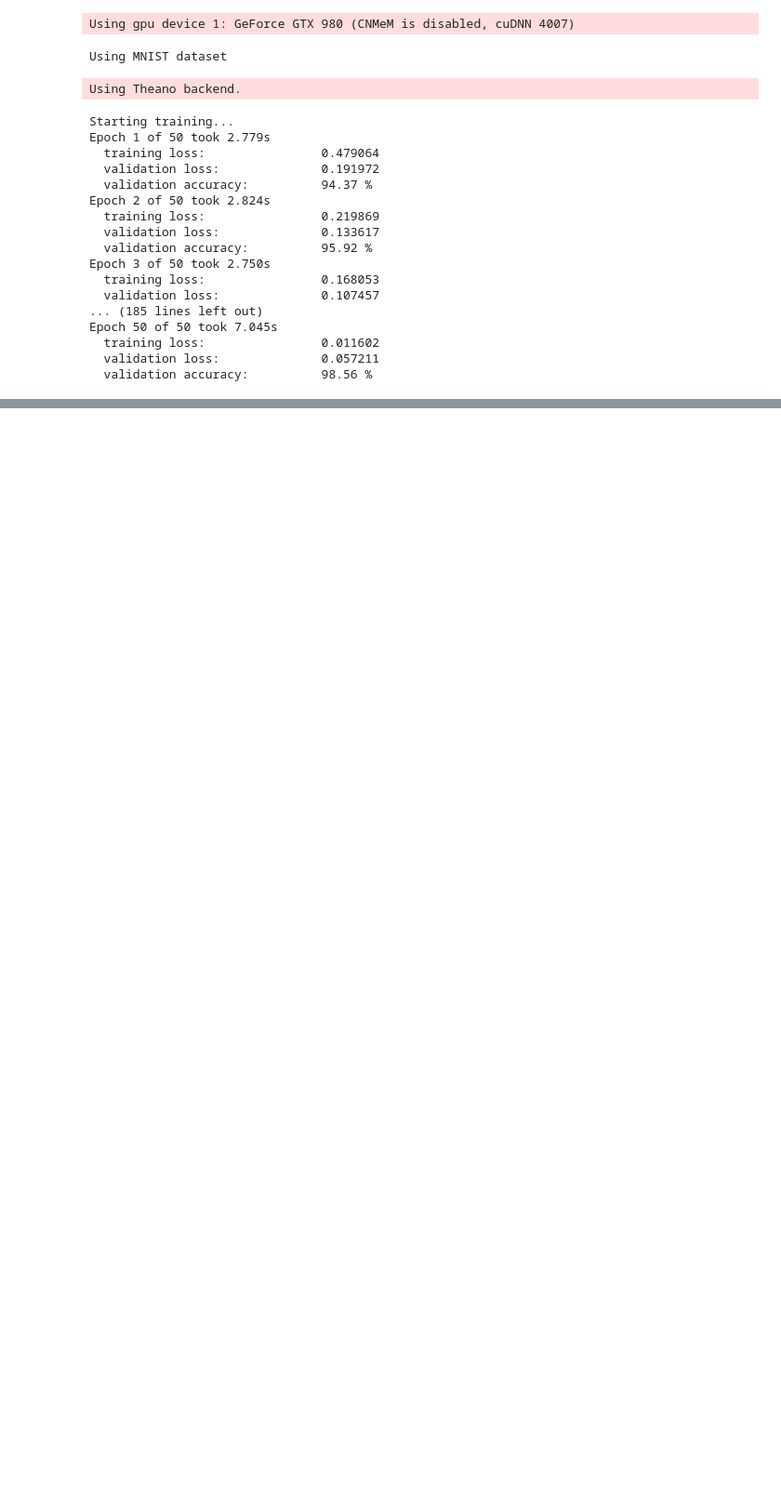
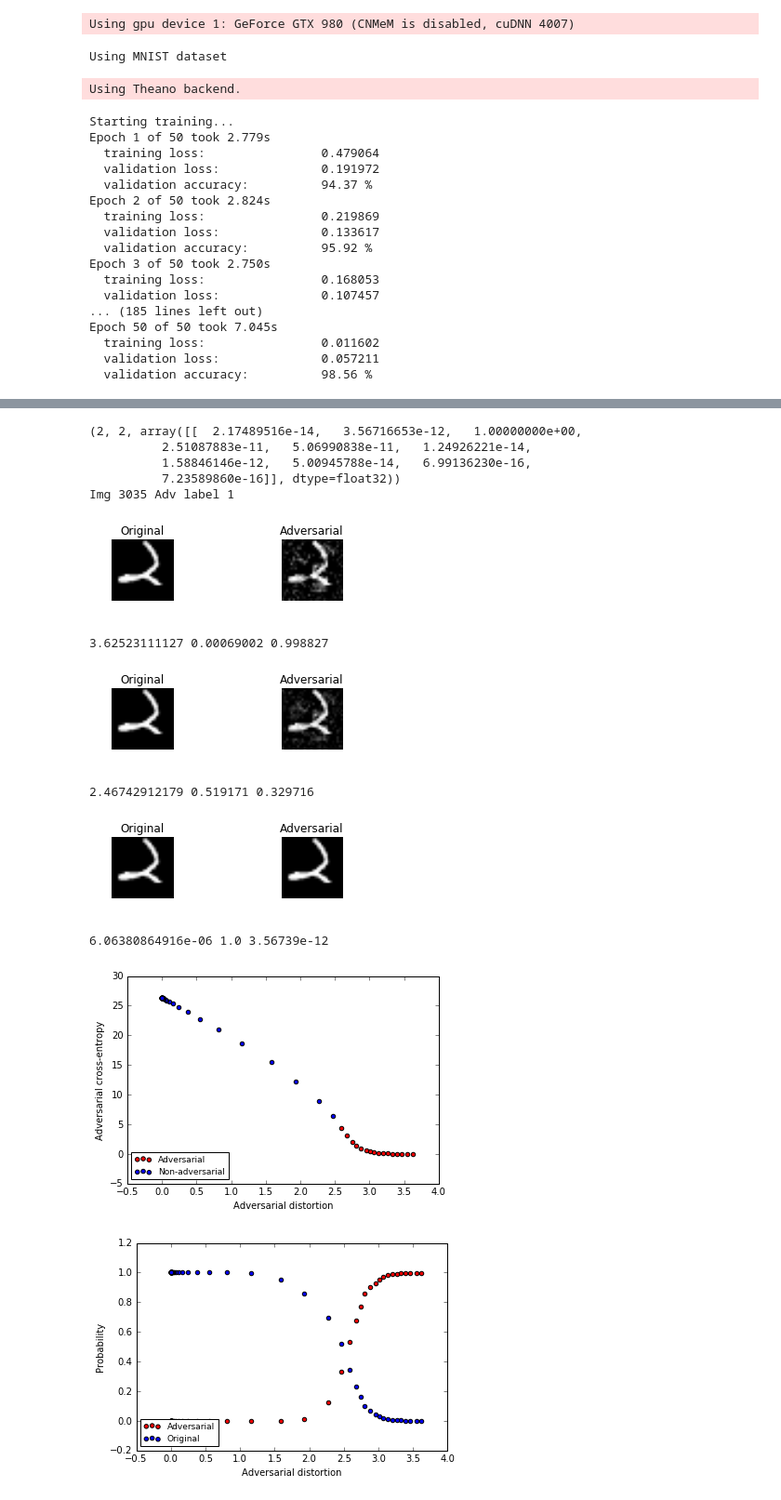
Before and after one commit to tabacof/adv_vae, a Jupyter notebook: mnist_clf.ipynb, the cells around one changed output, grey strips where cells are left out. Shown at 93% size. Cells and saved outputs as stored; diff of their text form; code cells hidden in the pictures; blank space fills up the shorter version.

```diff
--- a/mnist_clf.ipynb
+++ b/mnist_clf.ipynb
@@ -344,0 +356,16 @@ plt.show()
+# %%
+_, _, _, _ =orig_adv_dist(plot = True)
+# %% [output]
+(2, 2, array([[  2.17489516e-14,   3.56716653e-12,   1.00000000e+00,
+          2.51087883e-11,   5.06990838e-11,   1.24926221e-14,
+          1.58846146e-12,   5.00945788e-14,   6.99136230e-16,
+          7.23589860e-16]], dtype=float32))
+Img 3035 Adv label 1
+[figure, added]
+3.62523111127 0.00069002 0.998827
+[figure, added]
+2.46742912179 0.519171 0.329716
+[figure, added]
+6.06380864916e-06 1.0 3.56739e-12
+[figure, added]
+[figure, added]
```
Also changed, not shown: parts of 6 cells of this notebook, 53 other files.
